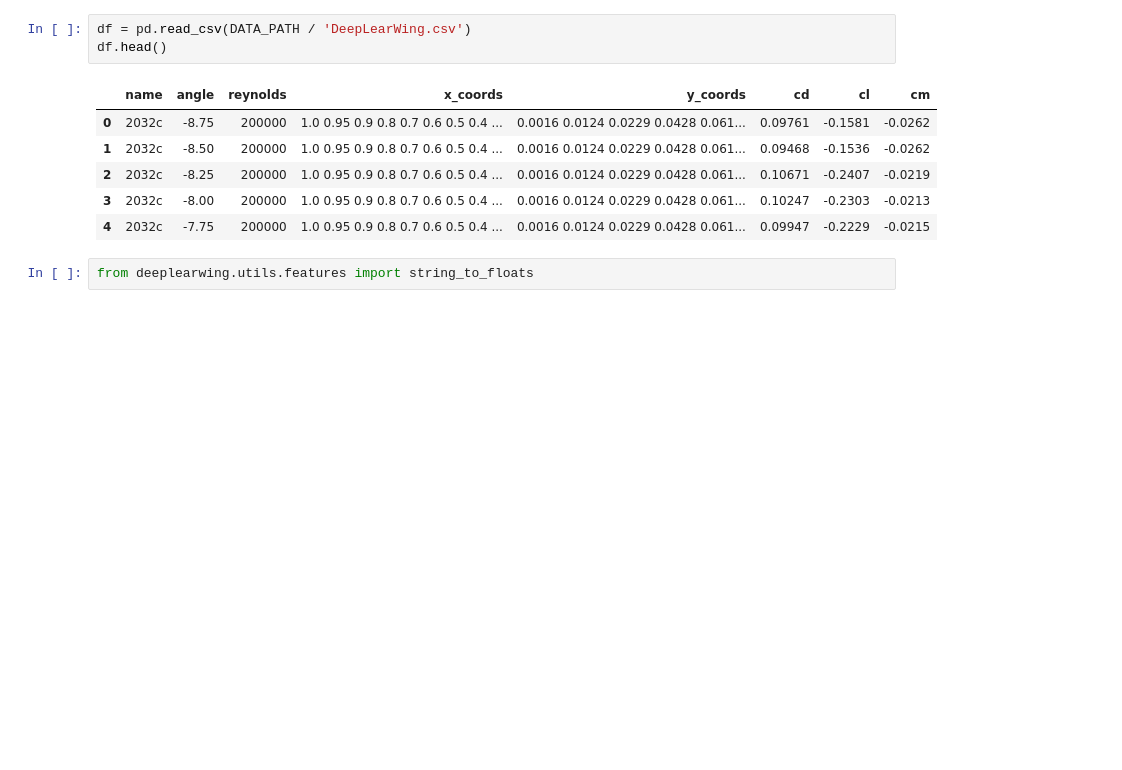
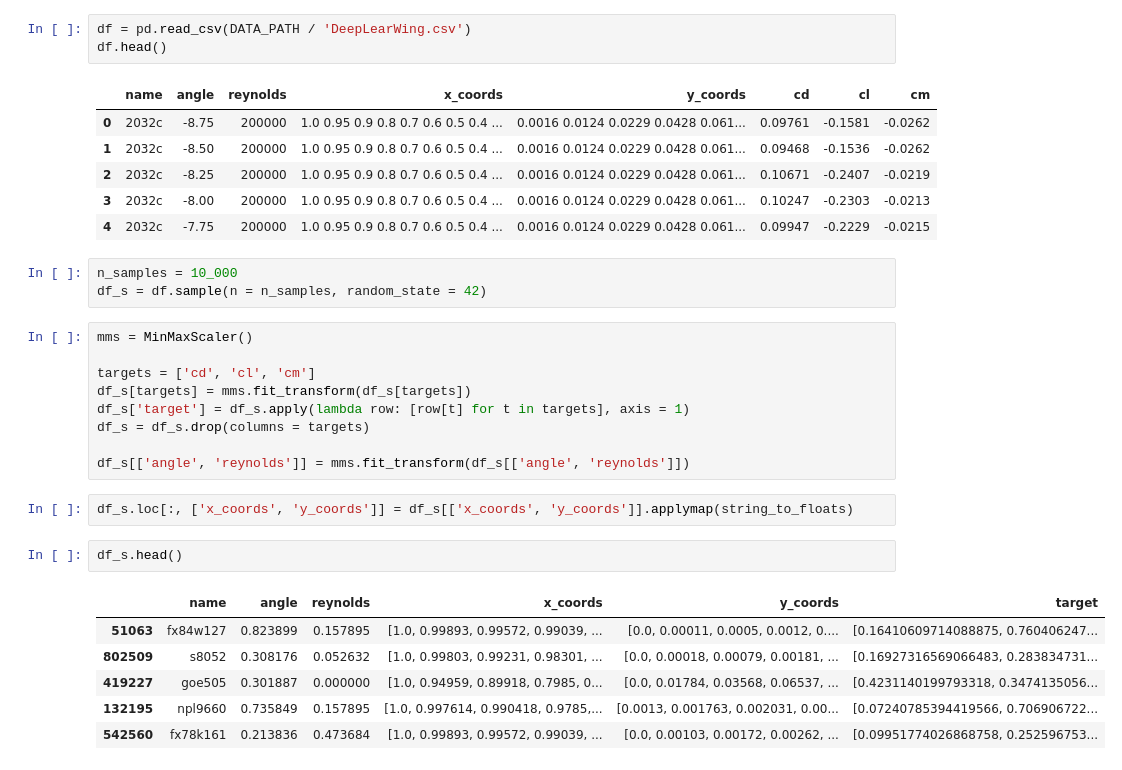
Before and after one commit to vicmcl/deeplearwing, a Jupyter notebook: deeplearwing/notebook/training.ipynb, the cells around one changed output. Cells and saved outputs as stored; diff of their text form; blank space fills up the shorter version.

```diff
--- a/deeplearwing/notebook/training.ipynb
+++ b/deeplearwing/notebook/training.ipynb
@@ -52,5 +95,26 @@ df.head()
 | 2 | 2032c | -8.25 | 200000 | 1.0 0.95 0.9 0.8 0.7 0.6 0.5 0.4 ... | 0.0016 0.0124 0.0229 0.0428 0.061... | 0.10671 | -0.2407 | -0.0219 |
 | 3 | 2032c | -8.00 | 200000 | 1.0 0.95 0.9 0.8 0.7 0.6 0.5 0.4 ... | 0.0016 0.0124 0.0229 0.0428 0.061... | 0.10247 | -0.2303 | -0.0213 |
 | 4 | 2032c | -7.75 | 200000 | 1.0 0.95 0.9 0.8 0.7 0.6 0.5 0.4 ... | 0.0016 0.0124 0.0229 0.0428 0.061... | 0.09947 | -0.2229 | -0.0215 |
-# %%
-from deeplearwing.utils.features import string_to_floats
+# %%
+n_samples = 10_000
+df_s = df.sample(n = n_samples, random_state = 42)
+# %%
+mms = MinMaxScaler()
+
+targets = ['cd', 'cl', 'cm']
+df_s[targets] = mms.fit_transform(df_s[targets])
+df_s['target'] = df_s.apply(lambda row: [row[t] for t in targets], axis = 1)
+df_s = df_s.drop(columns = targets)
+
+df_s[['angle', 'reynolds']] = mms.fit_transform(df_s[['angle', 'reynolds']])
+# %%
+df_s.loc[:, ['x_coords', 'y_coords']] = df_s[['x_coords', 'y_coords']].applymap(string_to_floats)
+# %%
+df_s.head()
+# %% [output]
+|  | name | angle | reynolds | x_coords | y_coords | target |
+| 51063 | fx84w127 | 0.823899 | 0.157895 | [1.0, 0.99893, 0.99572, 0.99039, ... | [0.0, 0.00011, 0.0005, 0.0012, 0.... | [0.16410609714088875, 0.760406247... |
+| 802509 | s8052 | 0.308176 | 0.052632 | [1.0, 0.99803, 0.99231, 0.98301, ... | [0.0, 0.00018, 0.00079, 0.00181, ... | [0.16927316569066483, 0.283834731... |
+| 419227 | goe505 | 0.301887 | 0.000000 | [1.0, 0.94959, 0.89918, 0.7985, 0... | [0.0, 0.01784, 0.03568, 0.06537, ... | [0.4231140199793318, 0.3474135056... |
+| 132195 | npl9660 | 0.735849 | 0.157895 | [1.0, 0.997614, 0.990418, 0.9785,... | [0.0013, 0.001763, 0.002031, 0.00... | [0.07240785394419566, 0.706906722... |
+| 542560 | fx78k161 | 0.213836 | 0.473684 | [1.0, 0.99893, 0.99572, 0.99039, ... | [0.0, 0.00103, 0.00172, 0.00262, ... | [0.09951774026868758, 0.252596753... |
```
Also changed, not shown: parts of 19 cells of this notebook.
